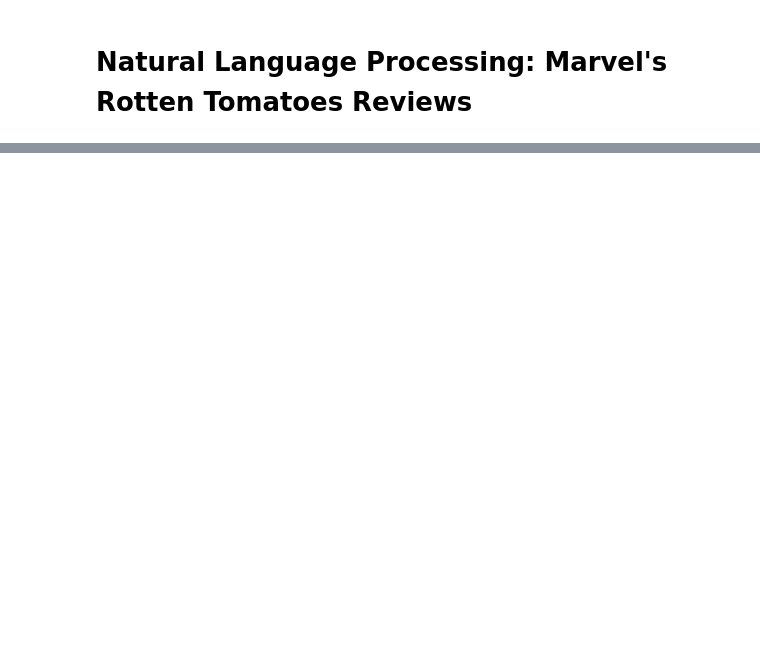
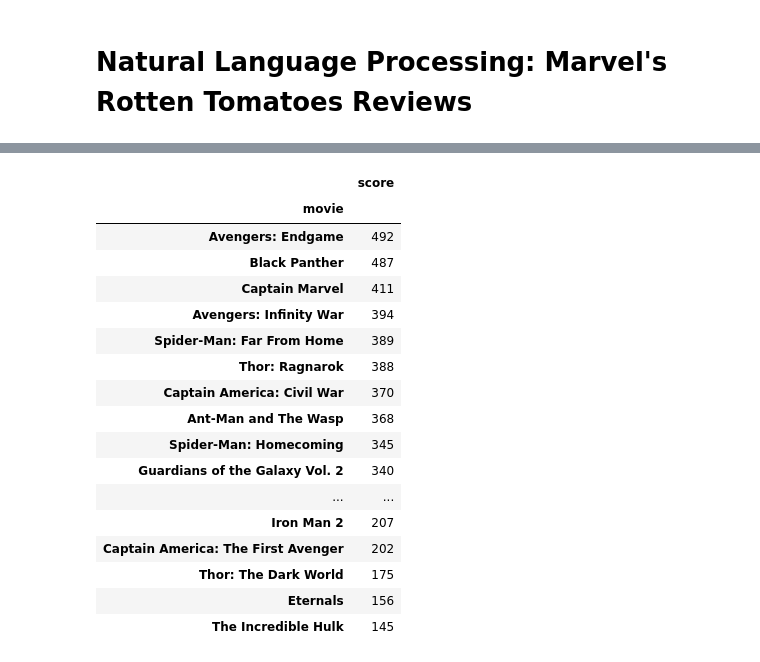
Before and after one commit to arturvilenskiy/data_science_portfolio, a Jupyter notebook: rotten_tomatoes_reviews.ipynb, the cells around one changed output, grey strips where cells are left out. Drawn from its saved outputs; the diff is of its cells as text; code cells hidden in the pictures; blank space fills up the shorter version.

Commit message:
Finished rotten tomatoes description

```diff
--- a/rotten_tomatoes_reviews.ipynb
+++ b/rotten_tomatoes_reviews.ipynb
@@ -90,0 +153,3 @@ reviews, scores, movies = get_reviews()
+# %%
+dataframe = dataframe.replace({'score': {'fresh': 1, 'rotten': 0}})
+dataframe.head()
@@ -90,0 +163,21 @@ reviews, scores, movies = get_reviews()
+# %%
+dataframe.groupby('movie').sum('scores').sort_values(by='score', ascending=False)
+# %% [output]
+|  | score |
+| movie |  |
+| Avengers: Endgame | 492 |
+| Black Panther | 487 |
+| Captain Marvel | 411 |
+| Avengers: Infinity War | 394 |
+| Spider-Man: Far From Home | 389 |
+| Thor: Ragnarok | 388 |
+| Captain America: Civil War | 370 |
+| Ant-Man and The Wasp | 368 |
+| Spider-Man: Homecoming | 345 |
+| Guardians of the Galaxy Vol. 2 | 340 |
+| ... | ... |
+| Iron Man 2 | 207 |
+| Captain America: The First Avenger | 202 |
+| Thor: The Dark World | 175 |
+| Eternals | 156 |
+| The Incredible Hulk | 145 |
```
Also changed, not shown: parts of 27 cells of this notebook, 1 other file.
